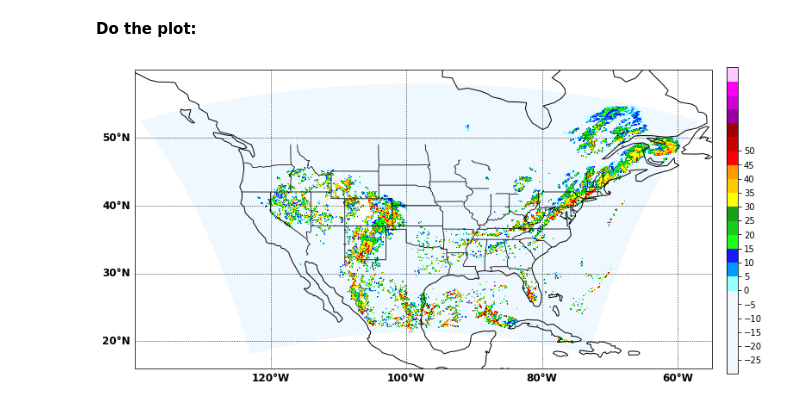
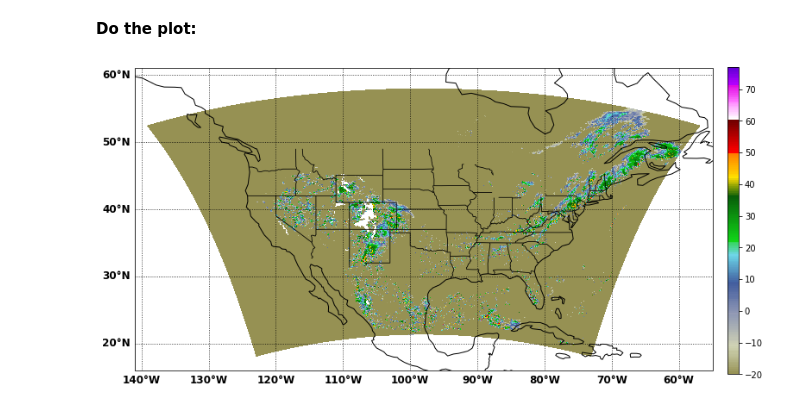
Before and after one commit to Lusicl/WRF_dBZ_Cloud_Classification, a Jupyter notebook: WRF_dBZ_Class_CONUS1/wrf_dbz_Interp_Plot_test.ipynb, the cells around one changed output. Drawn from its saved outputs; the diff is of its cells as text; code cells hidden in the pictures.

```diff
--- a/WRF_dBZ_Class_CONUS1/wrf_dbz_Interp_Plot_test.ipynb
+++ b/WRF_dBZ_Class_CONUS1/wrf_dbz_Interp_Plot_test.ipynb
@@ -106,7 +106,7 @@ def new_map(fig):
 
     ## Set extent:
     # ax.set_global()
-    ax.set_extent([-140, -55, 16, 60], crs=proj)
+    ax.set_extent([-141, -55, 16, 61], crs=proj)
 
     ## Grab state borders:
     state_borders = NaturalEarthFeature(category='cultural',
@@ -118,9 +118,17 @@ def new_map(fig):
 
     ## Add coast lines:
     ax.coastlines('110m', 'black', linewidth=1)
+    # ax.set_xticks(np.arange(-140, -50, 10))
 
     ## Add the gridlines:
-    ax_gl = ax.gridlines(draw_labels=True, dms=True, x_inline=False, y_inline=False, color="black", linestyle="dotted")
+    ax_gl = ax.gridlines(draw_labels=True,
+                         dms=True,
+                         x_inline=False,
+                         y_inline=False,
+                         xlocs=np.arange(-140, -50, 10),
+                         ylocs=np.arange(20, 70, 10),
+                         color="black",
+                         linestyle="dotted")
     ax_gl.top_labels = False
     ax_gl.right_labels = False
     ax_gl.xlabel_style = {'size': 12, 'weight': 'bold'}
@@ -133,40 +141,24 @@ def new_map(fig):
 # %%
 fig = plt.figure(figsize=(12,9))
 ax1 = new_map(fig)
 # ax1 = plt.axes(projection = ccrs.LambertConformal(central_longitude=-100, central_latitude=40))
 # ax1 = plt.axes(projection = ccrs.PlateCarree())
 
 plotting_var = dbz_lev.data
 plotting_lon = dbz_lev.XLONG
 plotting_lat = dbz_lev.XLAT
 
 
 ## CWB colorbar:
+# cf1 = ax1.contourf(plotting_lon, plotting_lat, plotting_var, 23, levels=clevs, colors=ccols)
 
-cf = ax1.contourf(plotting_lon, plotting_lat, plotting_var, 23, levels=clevs, colors=ccols)
+## NWS colorbar:
+cf1 = ax1.pcolormesh(plotting_lon, plotting_lat, plotting_var, cmap=ref_cmap, norm=ref_norm, shading='auto')
 
 cbar_ax = fig.add_axes([0.92, 0.225, 0.015, 0.55])
-cbar = fig.colorbar(cf, cax=cbar_ax, ticks=clevs[1:17], fraction=0.04)
-
-# dbz_lev.plot(ax=ax1, transform = ccrs.LambertConformal(central_longitude=-100, central_latitude=40))
-# dbz_lev.plot(ax=ax1, transform=ccrs.PlateCarree())
-# dbz_lev.plot(ax=ax1)
-
-# Set the map bounds:
-# ax1.set_xlim(-120, -80)
-# ax1.set_ylim(20, 60)
-
-
-## NWS colorbar:
-
-# cf = ax1.pcolormesh(dbz_lev.XLONG, dbz_lev.XLAT, dbz_lev, cmap=ref_cmap, norm=ref_norm, zorder=0)
-
-# ax1.coastlines('10m', 'black', linewidth=2, zorder=2)
-
-# cbar_ax = fig.add_axes([0.9, 0.225, 0.015, 0.55])
-# cbar = fig.colorbar(cf, cax=cbar_ax)
+cbar = fig.colorbar(cf1, cax=cbar_ax, fraction=0.04)
 
 
 # plt.title(datetime.utcnow())
 # %% [output]
-[figure, old version]
+[figure, new version]
```
Also changed, not shown: parts of 20 cells of this notebook.
